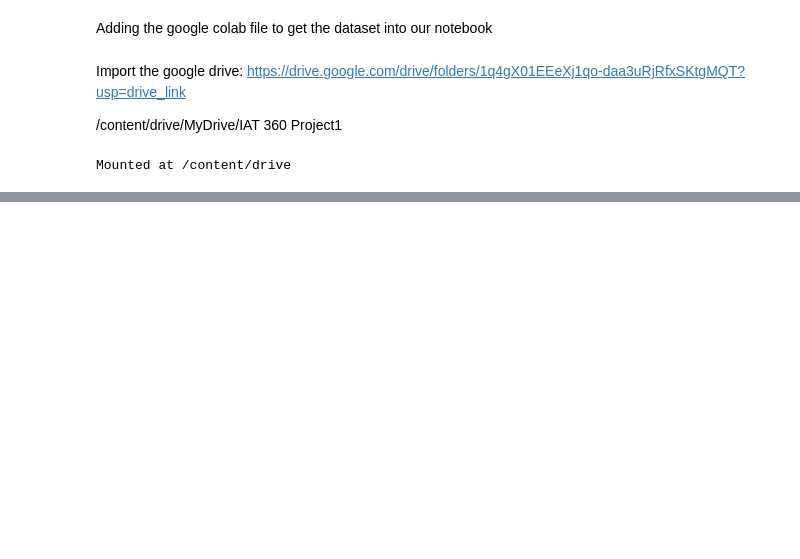
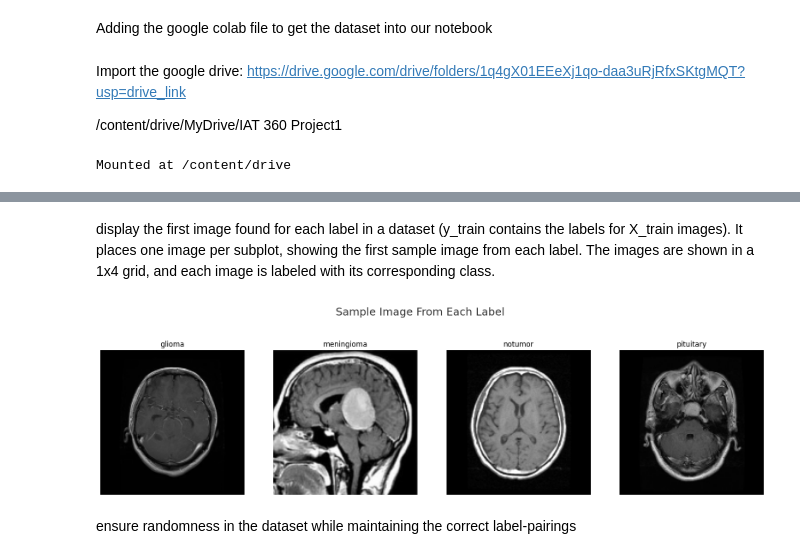
Before and after one commit to Lememski/IAT360-Final-Project, a Jupyter notebook: computervisionproject.ipynb, the cells around one changed output, grey strips where cells are left out. Saved outputs shown, nothing was run; the diff lists cells and outputs as text; code cells hidden in the pictures; blank space fills up the shorter version.

```diff
--- a/computervisionproject.ipynb
+++ b/computervisionproject.ipynb
@@ -381,0 +47,2 @@ Image.open('/content/runs/detect/predict/51nGJanMkfL._AC_SX679_.jpg')
+# %%
+labels = ['glioma','meningioma','notumor','pituitary']
@@ -381,0 +55,42 @@ Image.open('/content/runs/detect/predict/51nGJanMkfL._AC_SX679_.jpg')
+# %%
+X_train = []
+y_train = []
+image_size = 150
+for i in labels:
+    folderPath = os.path.join('/content/drive/MyDrive/IAT 360 Final Project/Training', i)
+    for j in tqdm(os.listdir(folderPath)):
+        img = cv2.imread(os.path.join(folderPath,j))
+        img = cv2.resize(img,(image_size, image_size))
+        X_train.append(img)
+        y_train.append(i)
+
+for i in labels:
+    folderPath = os.path.join('/content/drive/MyDrive/IAT 360 Final Project/Testing', i)
+    for j in tqdm(os.listdir(folderPath)):
+        img = cv2.imread(os.path.join(folderPath,j))
+        img = cv2.resize(img,(image_size,image_size))
+        X_train.append(img)
+        y_train.append(i)
+
+X_train = np.array(X_train)
+y_train = np.array(y_train)
+# %% [markdown]
+display the first image found for each label in a dataset (y_train contains the labels for X_train images). It places one image per subplot, showing the first sample image from each label. The images are shown in a 1x4 grid, and each image is labeled with its corresponding class.
+# %%
+k=0
+fig, ax = plt.subplots(1,4,figsize=(20,20))
+fig.text(s='Sample Image From Each Label', size = 18, y=0.62,x=0.4,alpha=0.8)
+for i in labels:
+    j=0
+    while True :
+        if y_train[j]==i:
+            ax[k].imshow(X_train[j])
+            ax[k].set_title(y_train[j])
+            ax[k].axis('off')
+            k+=1
+            break
+        j+=1
+# %% [output]
+[figure, added]
+# %% [markdown]
+ensure randomness in the dataset while maintaining the correct label-pairings
```
Also changed, not shown: parts of 65 cells of this notebook.
